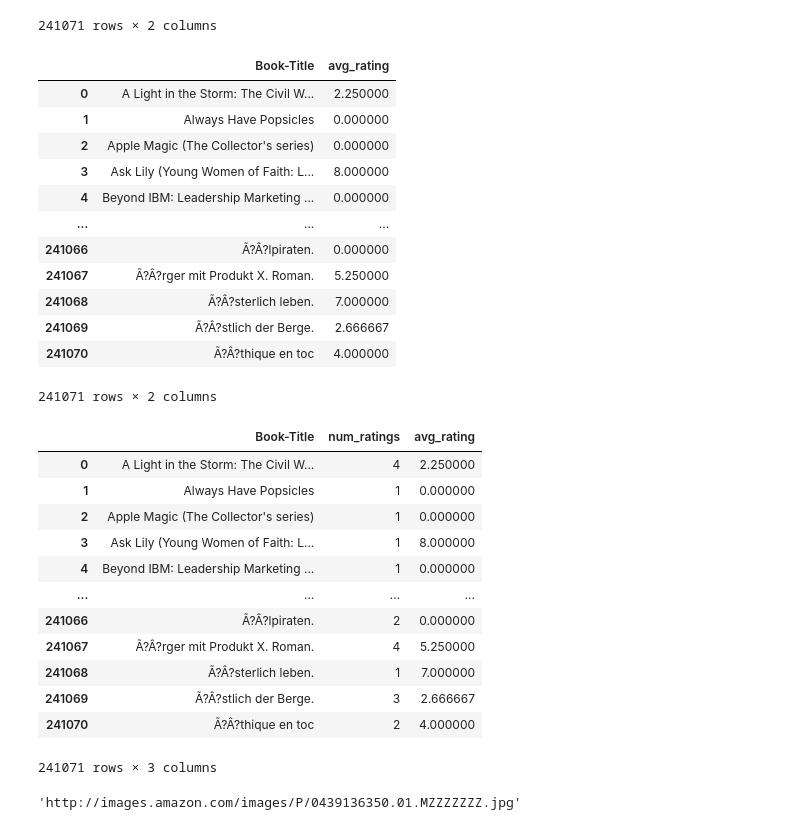
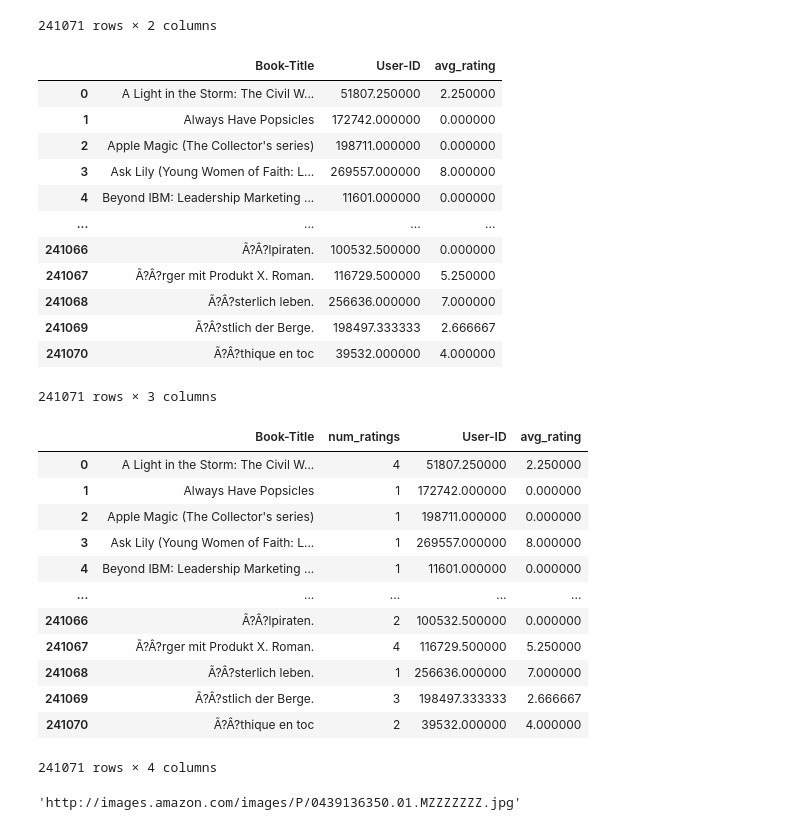
Before and after one commit to Bhattiaman/sem_7, a Jupyter notebook: book-recommender-system.ipynb, the cells around one changed output. Saved outputs shown, nothing was run; the diff lists cells and outputs as text; code cells hidden in the pictures.

```diff
--- a/book-recommender-system.ipynb
+++ b/book-recommender-system.ipynb
@@ -2,7 +2,7 @@
 import numpy as np
 import pandas as pd
 # %%
-books = pd.read_csv('books.csv')
-users = pd.read_csv('users.csv')
-ratings = pd.read_csv('ratings.csv')
+books = pd.read_csv('Books.csv')
+users = pd.read_csv('Users.csv')
+ratings = pd.read_csv('Ratings.csv')
 # %%
@@ -96,40 +96,40 @@ num_rating_df
 | 241070 | Ã?Â?thique en toc | 2 |
 241071 rows × 2 columns
 # %%
-avg_rating_df = ratings_with_name.groupby('Book-Title').mean()['Book-Rating'].reset_index()
+avg_rating_df = ratings_with_name.groupby('Book-Title').mean(['Book-Rating']).reset_index()
 avg_rating_df.rename(columns={'Book-Rating':'avg_rating'},inplace=True)
 avg_rating_df
 # %% [output]
-|  | Book-Title | avg_rating |
-| 0 | A Light in the Storm: The Civil W... | 2.250000 |
-| 1 | Always Have Popsicles | 0.000000 |
-| 2 | Apple Magic (The Collector's series) | 0.000000 |
-| 3 | Ask Lily (Young Women of Faith: L... | 8.000000 |
-| 4 | Beyond IBM: Leadership Marketing ... | 0.000000 |
-| ... | ... | ... |
-| 241066 | Ã?Â?lpiraten. | 0.000000 |
-| 241067 | Ã?Â?rger mit Produkt X. Roman. | 5.250000 |
-| 241068 | Ã?Â?sterlich leben. | 7.000000 |
-| 241069 | Ã?Â?stlich der Berge. | 2.666667 |
-| 241070 | Ã?Â?thique en toc | 4.000000 |
+|  | Book-Title | User-ID | avg_rating |
+| 0 | A Light in the Storm: The Civil W... | 51807.250000 | 2.250000 |
+| 1 | Always Have Popsicles | 172742.000000 | 0.000000 |
+| 2 | Apple Magic (The Collector's series) | 198711.000000 | 0.000000 |
+| 3 | Ask Lily (Young Women of Faith: L... | 269557.000000 | 8.000000 |
+| 4 | Beyond IBM: Leadership Marketing ... | 11601.000000 | 0.000000 |
+| ... | ... | ... | ... |
+| 241066 | Ã?Â?lpiraten. | 100532.500000 | 0.000000 |
+| 241067 | Ã?Â?rger mit Produkt X. Roman. | 116729.500000 | 5.250000 |
+| 241068 | Ã?Â?sterlich leben. | 256636.000000 | 7.000000 |
+| 241069 | Ã?Â?stlich der Berge. | 198497.333333 | 2.666667 |
+| 241070 | Ã?Â?thique en toc | 39532.000000 | 4.000000 |
-241071 rows × 2 columns
+241071 rows × 3 columns
 # %%
 popular_df = num_rating_df.merge(avg_rating_df,on='Book-Title')
 popular_df
 # %% [output]
-|  | Book-Title | num_ratings | avg_rating |
-| 0 | A Light in the Storm: The Civil W... | 4 | 2.250000 |
-| 1 | Always Have Popsicles | 1 | 0.000000 |
-| 2 | Apple Magic (The Collector's series) | 1 | 0.000000 |
-| 3 | Ask Lily (Young Women of Faith: L... | 1 | 8.000000 |
-| 4 | Beyond IBM: Leadership Marketing ... | 1 | 0.000000 |
-| ... | ... | ... | ... |
-| 241066 | Ã?Â?lpiraten. | 2 | 0.000000 |
-| 241067 | Ã?Â?rger mit Produkt X. Roman. | 4 | 5.250000 |
-| 241068 | Ã?Â?sterlich leben. | 1 | 7.000000 |
-| 241069 | Ã?Â?stlich der Berge. | 3 | 2.666667 |
-| 241070 | Ã?Â?thique en toc | 2 | 4.000000 |
+|  | Book-Title | num_ratings | User-ID | avg_rating |
+| 0 | A Light in the Storm: The Civil W... | 4 | 51807.250000 | 2.250000 |
+| 1 | Always Have Popsicles | 1 | 172742.000000 | 0.000000 |
+| 2 | Apple Magic (The Collector's series) | 1 | 198711.000000 | 0.000000 |
+| 3 | Ask Lily (Young Women of Faith: L... | 1 | 269557.000000 | 8.000000 |
+| 4 | Beyond IBM: Leadership Marketing ... | 1 | 11601.000000 | 0.000000 |
+| ... | ... | ... | ... | ... |
+| 241066 | Ã?Â?lpiraten. | 2 | 100532.500000 | 0.000000 |
+| 241067 | Ã?Â?rger mit Produkt X. Roman. | 4 | 116729.500000 | 5.250000 |
+| 241068 | Ã?Â?sterlich leben. | 1 | 256636.000000 | 7.000000 |
+| 241069 | Ã?Â?stlich der Berge. | 3 | 198497.333333 | 2.666667 |
+| 241070 | Ã?Â?thique en toc | 2 | 39532.000000 | 4.000000 |
-241071 rows × 3 columns
+241071 rows × 4 columns
 # %%
 popular_df = popular_df[popular_df['num_ratings']>=250].sort_values('avg_rating',ascending=False).head(50)
 # %%
```
Also changed, not shown: parts of 4 cells of this notebook, 14 other files.
